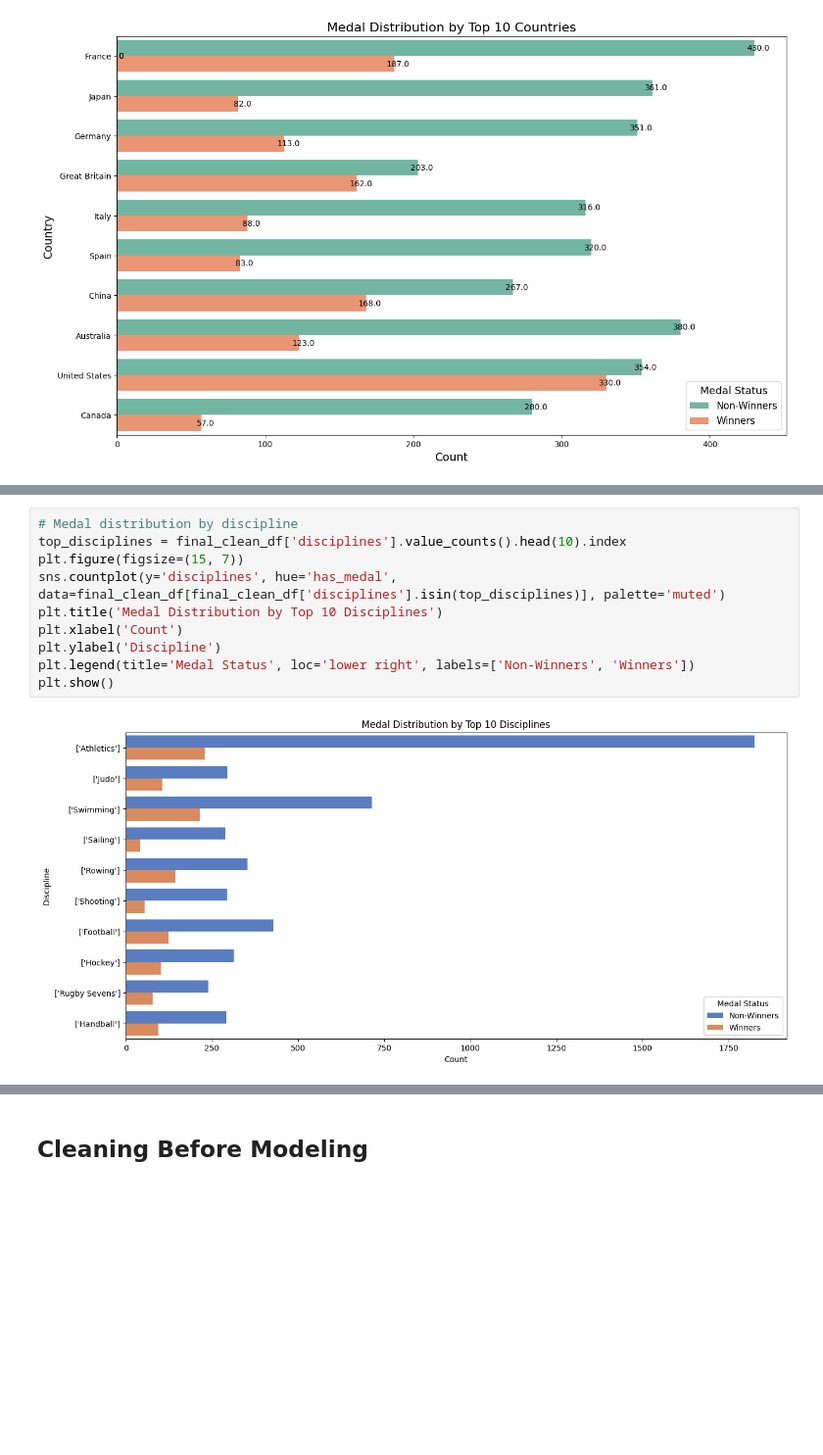
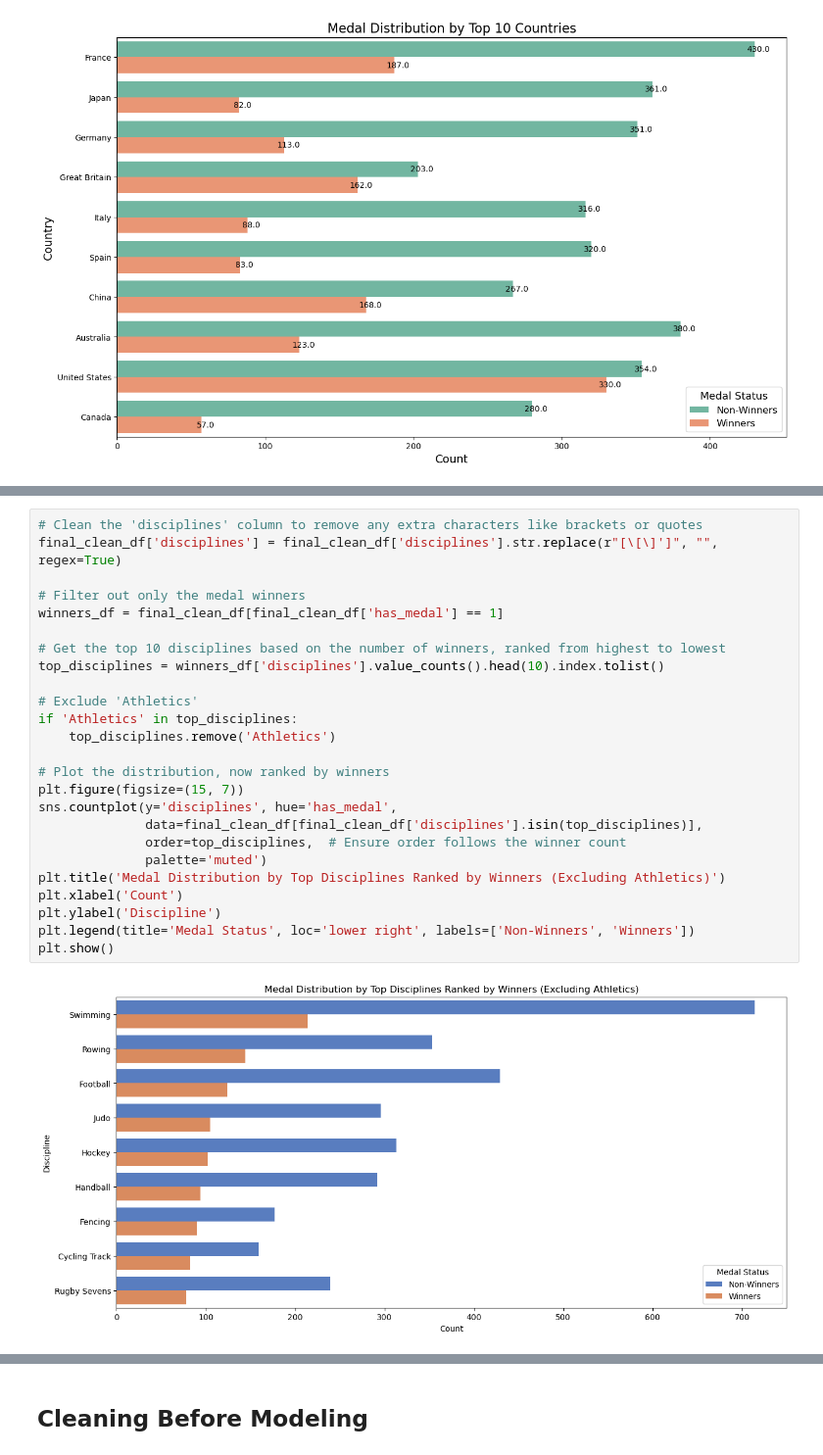
Before and after one commit to aamarnath1/ds-projects, a Jupyter notebook: Olympics Classification/Classification_Project-.ipynb, the cells around one changed output, grey strips where cells are left out. Shown: that part at 98% size. Saved outputs shown, nothing was run; the diff lists cells and outputs as text; blank space fills up the shorter version.

```diff
--- a/Olympics Classification/Classification_Project-.ipynb
+++ b/Olympics Classification/Classification_Project-.ipynb
@@ -282,15 +306,30 @@ plt.show()
 # %%
-# Medal distribution by discipline
-top_disciplines = final_clean_df['disciplines'].value_counts().head(10).index
+# Clean the 'disciplines' column to remove any extra characters like brackets or quotes
+final_clean_df['disciplines'] = final_clean_df['disciplines'].str.replace(r"[\[\]']", "", regex=True)
+
+# Filter out only the medal winners
+winners_df = final_clean_df[final_clean_df['has_medal'] == 1]
+
+# Get the top 10 disciplines based on the number of winners, ranked from highest to lowest
+top_disciplines = winners_df['disciplines'].value_counts().head(10).index.tolist()
+
+# Exclude 'Athletics'
+if 'Athletics' in top_disciplines:
+    top_disciplines.remove('Athletics')
+
+# Plot the distribution, now ranked by winners
 plt.figure(figsize=(15, 7))
-sns.countplot(y='disciplines', hue='has_medal', data=final_clean_df[final_clean_df['disciplines'].isin(top_disciplines)], palette='muted')
-plt.title('Medal Distribution by Top 10 Disciplines')
+sns.countplot(y='disciplines', hue='has_medal',
+              data=final_clean_df[final_clean_df['disciplines'].isin(top_disciplines)],
+              order=top_disciplines,  # Ensure order follows the winner count
+              palette='muted')
+plt.title('Medal Distribution by Top Disciplines Ranked by Winners (Excluding Athletics)')
 plt.xlabel('Count')
 plt.ylabel('Discipline')
 plt.legend(title='Medal Status', loc='lower right', labels=['Non-Winners', 'Winners'])
 plt.show()
 # %% [output]
-[figure, old version]
+[figure, new version]
 # %%
 # Age distribution by medal status
 plt.figure(figsize=(10, 6))
```
Also changed, not shown: parts of 25 cells of this notebook.
